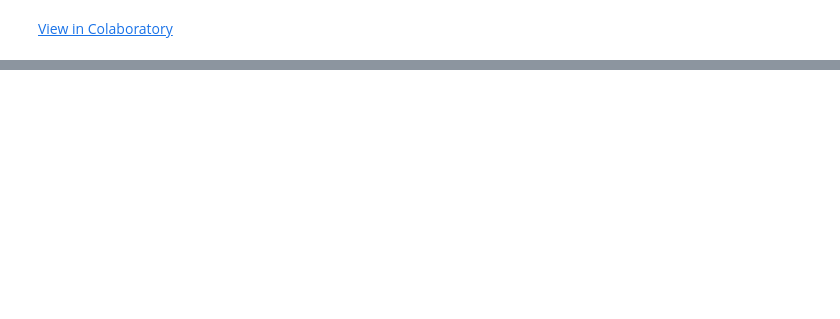
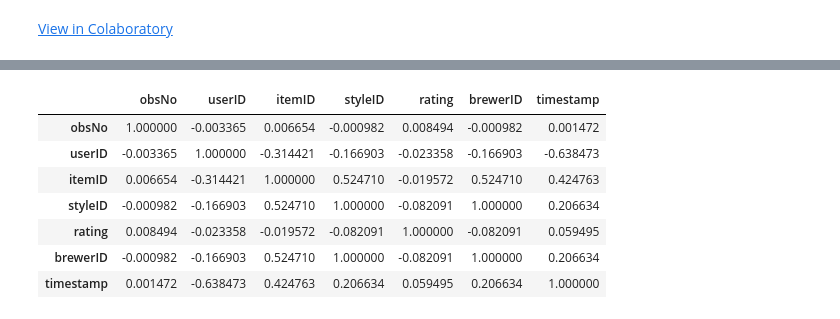
Before and after one commit to paulanavarretec/RecSys-Tarea1, a Jupyter notebook: Recsys_Tarea1.ipynb, the cells around one changed output, grey strips where cells are left out. Drawn from its saved outputs; the diff is of its cells as text; code cells hidden in the pictures; blank space fills up the shorter version.

```diff
--- a/Recsys_Tarea1.ipynb
+++ b/Recsys_Tarea1.ipynb
@@ -32,0 +125,11 @@ The algorithms developed ahead are:
+# %%
+(train_file.corr())    # Correlation Matrix Of Values
+# %% [output]
+|  | obsNo | userID | itemID | styleID | rating | brewerID | timestamp |
+| obsNo | 1.000000 | -0.003365 | 0.006654 | -0.000982 | 0.008494 | -0.000982 | 0.001472 |
+| userID | -0.003365 | 1.000000 | -0.314421 | -0.166903 | -0.023358 | -0.166903 | -0.638473 |
+| itemID | 0.006654 | -0.314421 | 1.000000 | 0.524710 | -0.019572 | 0.524710 | 0.424763 |
+| styleID | -0.000982 | -0.166903 | 0.524710 | 1.000000 | -0.082091 | 1.000000 | 0.206634 |
+| rating | 0.008494 | -0.023358 | -0.019572 | -0.082091 | 1.000000 | -0.082091 | 0.059495 |
+| brewerID | -0.000982 | -0.166903 | 0.524710 | 1.000000 | -0.082091 | 1.000000 | 0.206634 |
+| timestamp | 0.001472 | -0.638473 | 0.424763 | 0.206634 | 0.059495 | 0.206634 | 1.000000 |
```
Also changed, not shown: parts of 17 cells of this notebook.
